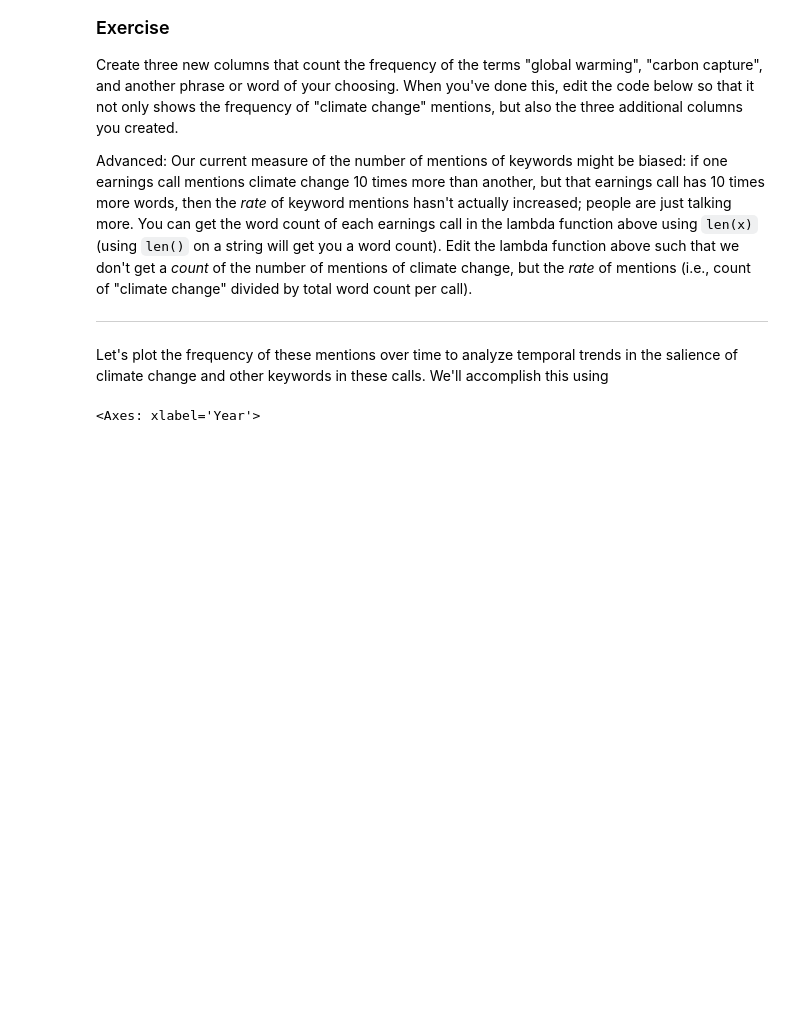
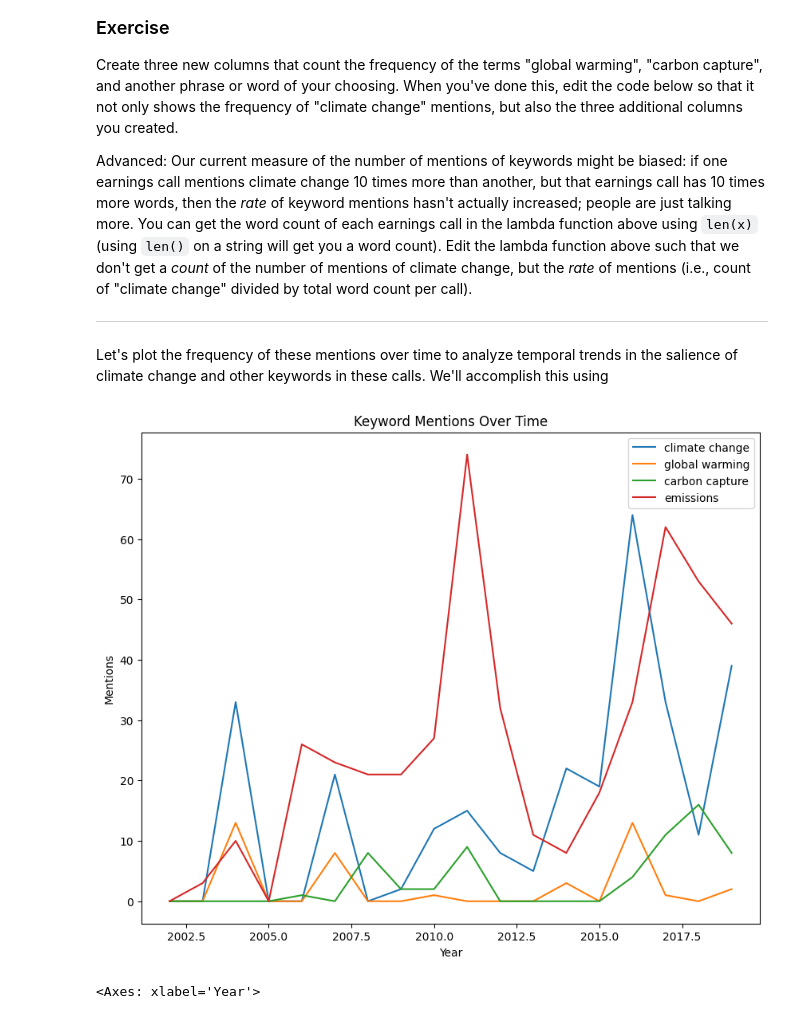
Before and after one commit to Wendy-915/QM2, a Jupyter notebook: notebooks/W04. Natural Language Processing.ipynb, the cells around one changed output. Cells and saved outputs as stored; diff of their text form; code cells hidden in the pictures; blank space fills up the shorter version.

```diff
--- a/notebooks/W04. Natural Language Processing.ipynb
+++ b/notebooks/W04. Natural Language Processing.ipynb
@@ -279,6 +296,31 @@ Advanced: Our current measure of the number of mentions of keywords might be bia
 
 
 Let's plot the frequency of these mentions over time to analyze temporal trends in the salience of climate change and other keywords in these calls. We'll accomplish this using
+# %%
+import re
+import matplotlib.pyplot as plt
+
+df['climate change'] = df['Text'].apply(lambda x: len(re.findall(r'climate change', x, re.IGNORECASE)))
+df['global warming'] = df['Text'].apply(lambda x: len(re.findall(r'global warming', x, re.IGNORECASE)))
+df['carbon capture'] = df['Text'].apply(lambda x: len(re.findall(r'carbon capture', x, re.IGNORECASE)))
+df['emissions'] = df['Text'].apply(lambda x: len(re.findall(r'emissions', x, re.IGNORECASE)))
+df['Year'] = df['Date'].dt.year
+
+yearly = df.groupby('Year')[[
+    'climate change',
+    'global warming',
+    'carbon capture',
+    'emissions'
+]].sum()
+
+yearly.plot()
+plt.title("Keyword Mentions Over Time")
+plt.xlabel("Year")
+plt.ylabel("Mentions")
+plt.legend()
+plt.show()
+# %% [output]
+[figure, added]
 # %%
 # extract the year from the date column
 df['Year']=df['Date'].dt.year
```
Also changed, not shown: parts of 1 cell of this notebook.
